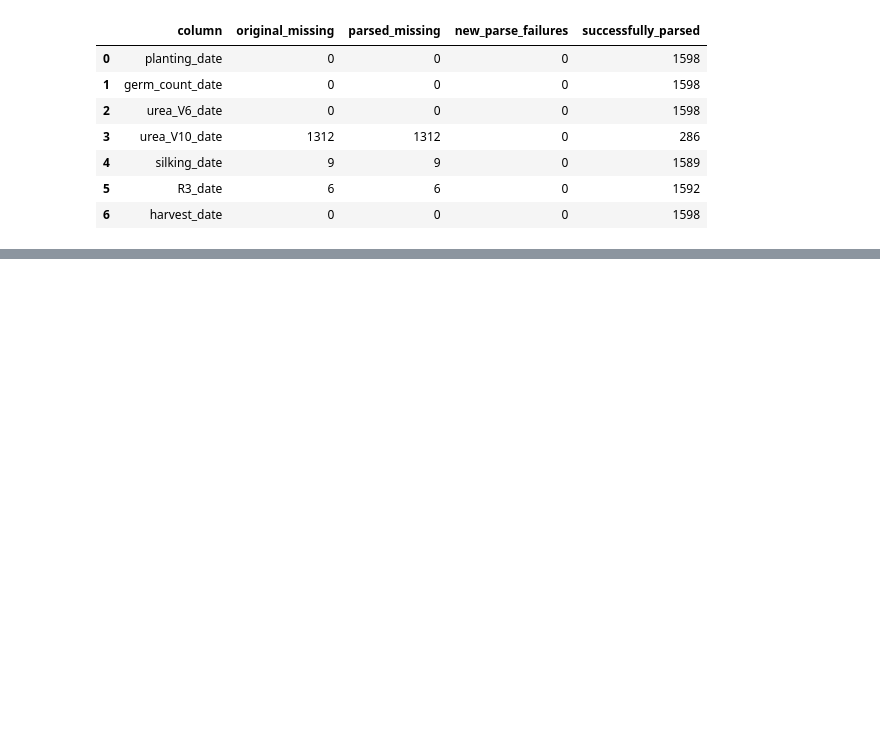
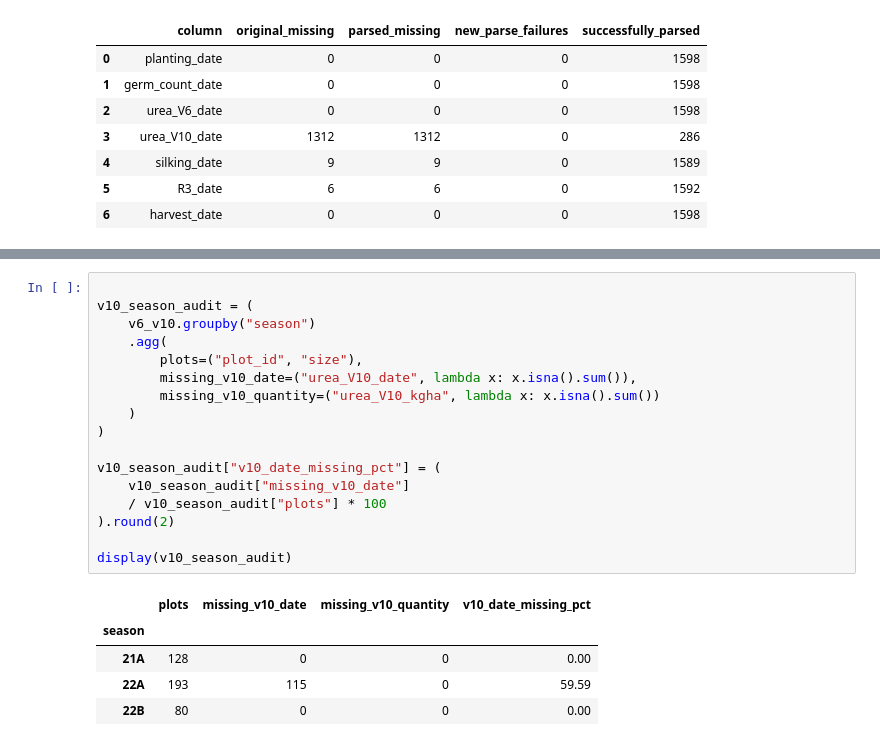
Before and after one commit to Vin-Okumu/maize-yield-optimization-rwanda, a Jupyter notebook: 02_Notebooks/02_data_cleaning.ipynb, the cells around one changed output, grey strips where cells are left out. Drawn from its saved outputs; the diff is of its cells as text; blank space fills up the shorter version.

```diff
--- a/02_Notebooks/02_data_cleaning.ipynb
+++ b/02_Notebooks/02_data_cleaning.ipynb
@@ -249,0 +513,23 @@ display(date_audit)
+# %%
+
+v10_season_audit = (
+    v6_v10.groupby("season")
+    .agg(
+        plots=("plot_id", "size"),
+        missing_v10_date=("urea_V10_date", lambda x: x.isna().sum()),
+        missing_v10_quantity=("urea_V10_kgha", lambda x: x.isna().sum())
+    )
+)
+
+v10_season_audit["v10_date_missing_pct"] = (
+    v10_season_audit["missing_v10_date"]
+    / v10_season_audit["plots"] * 100
+).round(2)
+
+display(v10_season_audit)
+# %% [output]
+|  | plots | missing_v10_date | missing_v10_quantity | v10_date_missing_pct |
+| season |  |  |  |  |
+| 21A | 128 | 0 | 0 | 0.00 |
+| 22A | 193 | 115 | 0 | 59.59 |
+| 22B | 80 | 0 | 0 | 0.00 |
```
Also changed, not shown: parts of 15 cells of this notebook.
